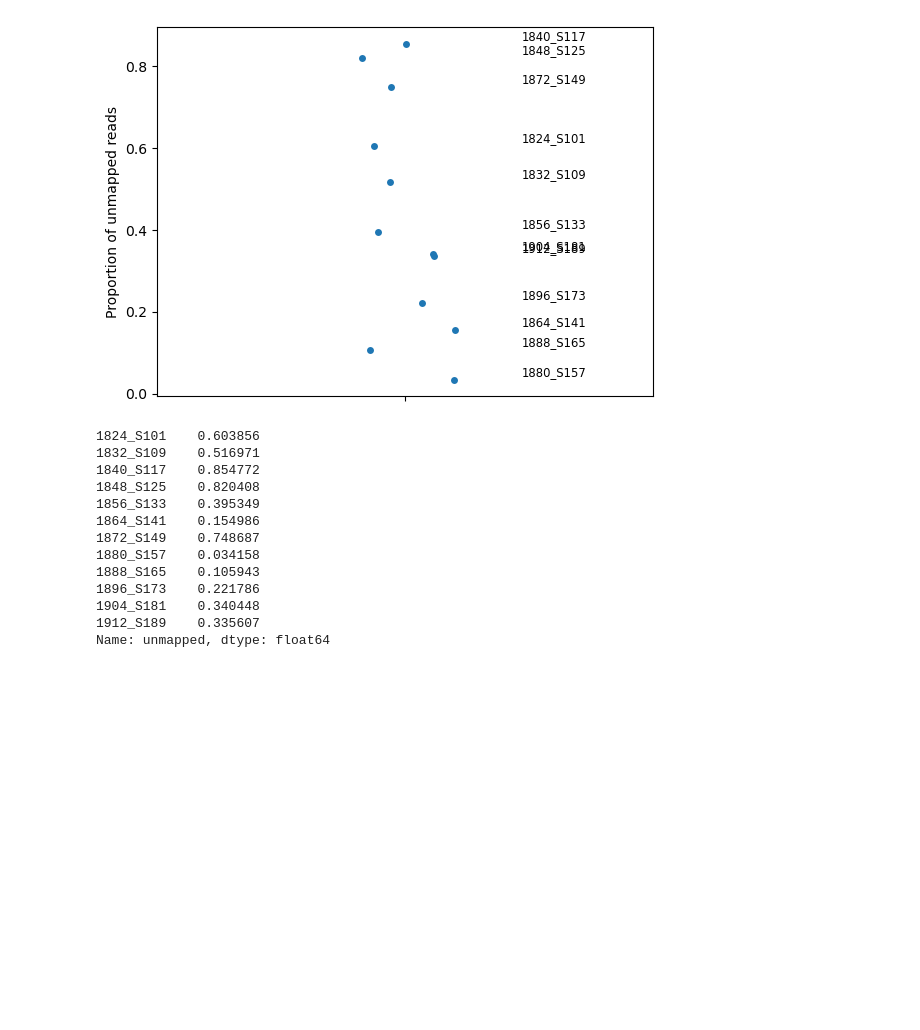
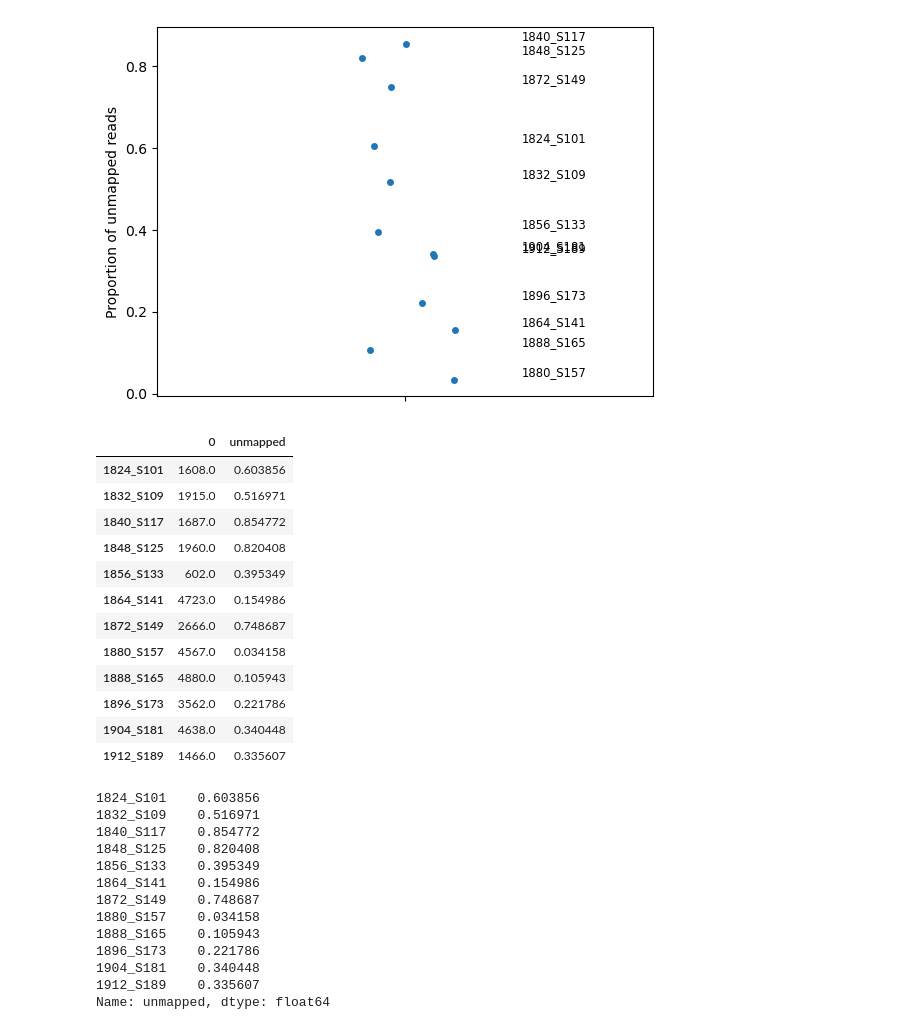
Before and after one commit to valentynbez/sinuses_2023, a Jupyter notebook: notebooks/primary-analysis.ipynb, the cells around one changed output. Drawn from its saved outputs; the diff is of its cells as text; code cells hidden in the pictures; blank space fills up the shorter version.

```diff
--- a/notebooks/primary-analysis.ipynb
+++ b/notebooks/primary-analysis.ipynb
@@ -145,6 +145,22 @@ for i, point in enumerate(rel_abundance_df['unmapped'].index):
            color='black')
 # %% [output]
 [figure]
+# %%
+data = pd.concat([table.view(pd.DataFrame).sum(axis=1), rel_abundance_df["unmapped"]], axis=1)
+# %% [output]
+|  | 0 | unmapped |
+| 1824_S101 | 1608.0 | 0.603856 |
+| 1832_S109 | 1915.0 | 0.516971 |
+| 1840_S117 | 1687.0 | 0.854772 |
+| 1848_S125 | 1960.0 | 0.820408 |
+| 1856_S133 | 602.0 | 0.395349 |
+| 1864_S141 | 4723.0 | 0.154986 |
+| 1872_S149 | 2666.0 | 0.748687 |
+| 1880_S157 | 4567.0 | 0.034158 |
+| 1888_S165 | 4880.0 | 0.105943 |
+| 1896_S173 | 3562.0 | 0.221786 |
+| 1904_S181 | 4638.0 | 0.340448 |
+| 1912_S189 | 1466.0 | 0.335607 |
 # %%
 rel_abundance_df["unmapped"]
 # %% [output]
```
